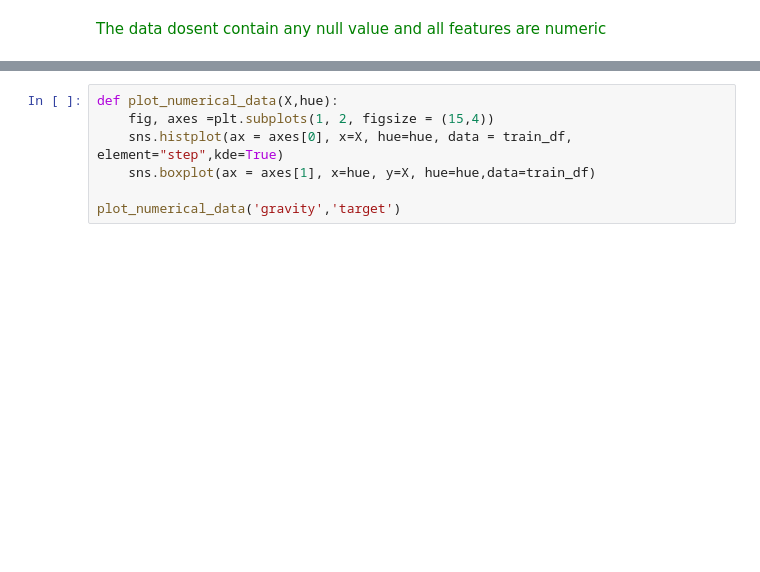
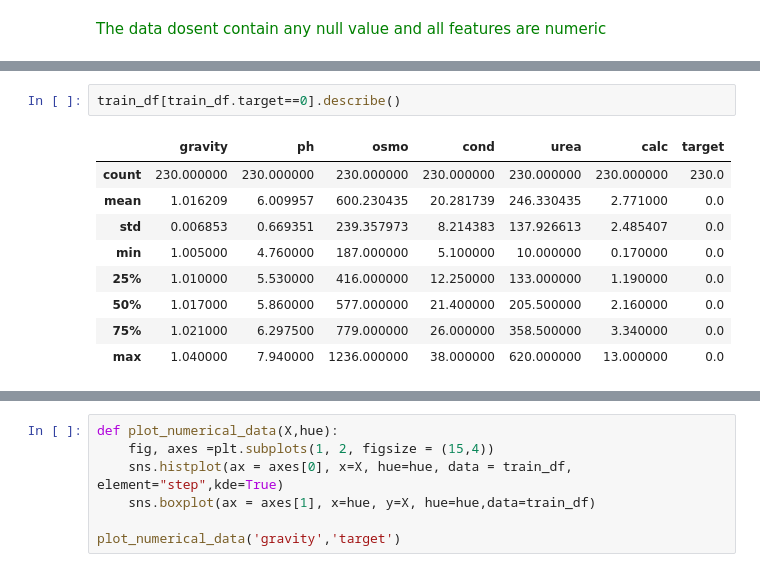
Before and after one commit to ayushmehraa/Kidney-stone-prediction, a Jupyter notebook: notebook.ipynb, the cells around one changed output, grey strips where cells are left out. Cells and saved outputs as stored; diff of their text form; blank space fills up the shorter version.

```diff
--- a/notebook.ipynb
+++ b/notebook.ipynb
@@ -90,0 +111,12 @@ memory usage: 25.9 KB
+# %%
+train_df[train_df.target==0].describe()
+# %% [output]
+|  | gravity | ph | osmo | cond | urea | calc | target |
+| count | 230.000000 | 230.000000 | 230.000000 | 230.000000 | 230.000000 | 230.000000 | 230.0 |
+| mean | 1.016209 | 6.009957 | 600.230435 | 20.281739 | 246.330435 | 2.771000 | 0.0 |
+| std | 0.006853 | 0.669351 | 239.357973 | 8.214383 | 137.926613 | 2.485407 | 0.0 |
+| min | 1.005000 | 4.760000 | 187.000000 | 5.100000 | 10.000000 | 0.170000 | 0.0 |
+| 25% | 1.010000 | 5.530000 | 416.000000 | 12.250000 | 133.000000 | 1.190000 | 0.0 |
+| 50% | 1.017000 | 5.860000 | 577.000000 | 21.400000 | 205.500000 | 2.160000 | 0.0 |
+| 75% | 1.021000 | 6.297500 | 779.000000 | 26.000000 | 358.500000 | 3.340000 | 0.0 |
+| max | 1.040000 | 7.940000 | 1236.000000 | 38.000000 | 620.000000 | 13.000000 | 0.0 |
```
Also changed, not shown: parts of 7 cells of this notebook.
